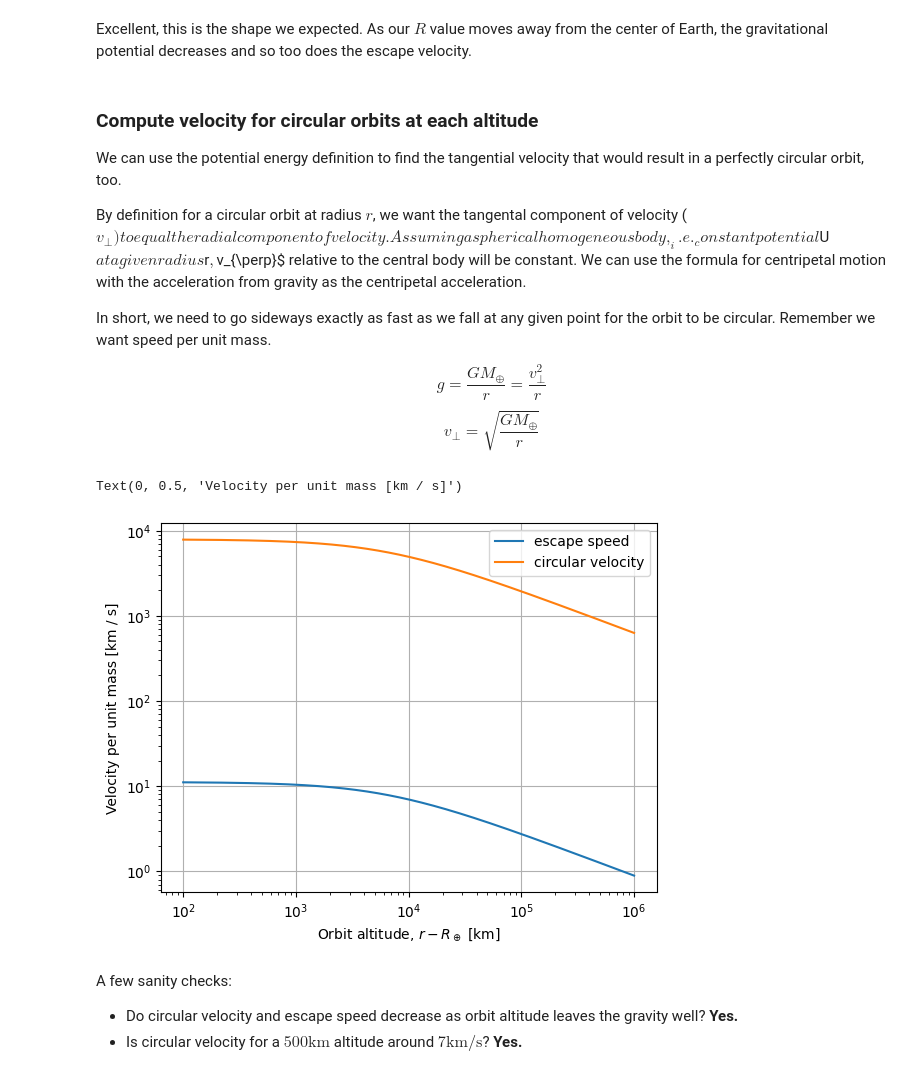
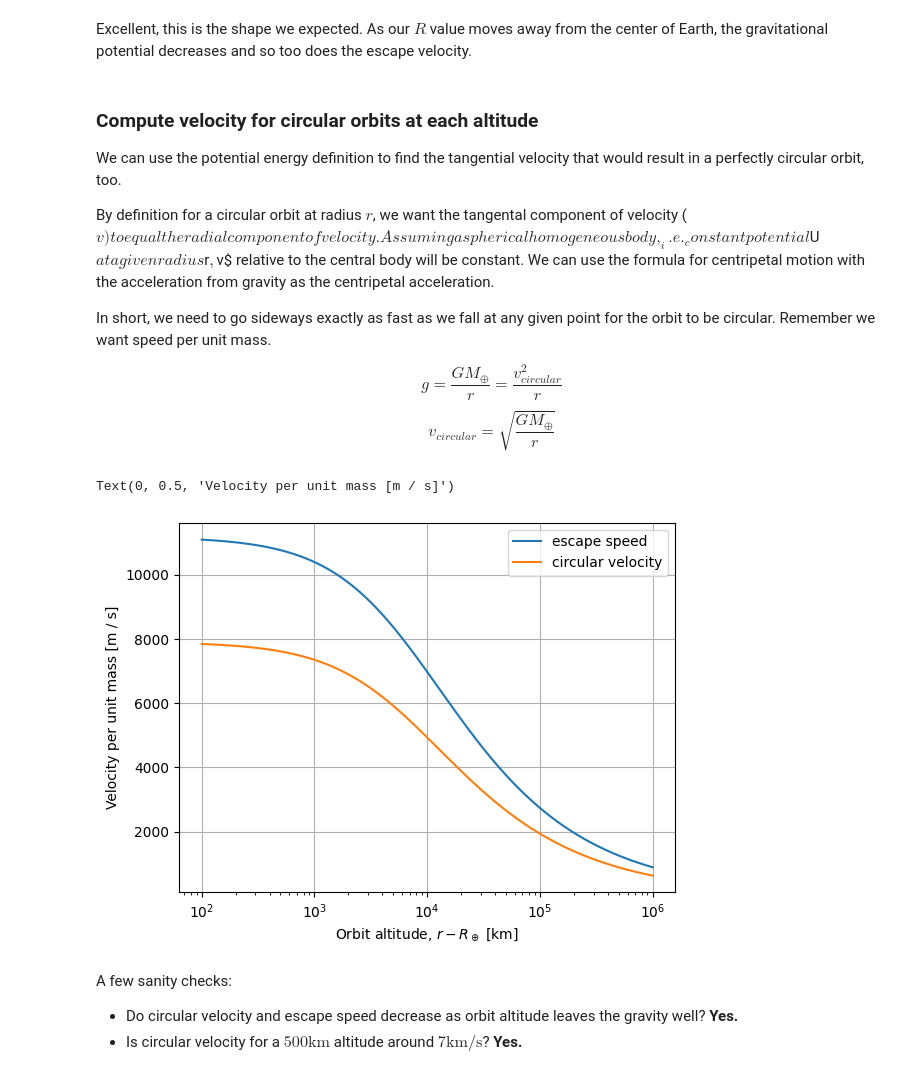
Before and after one commit to philiplinden/spacetime, a Jupyter notebook: learning/notebooks/time_dilation.ipynb, the cells around one changed output. Drawn from its saved outputs; the diff is of its cells as text; code cells hidden in the pictures.

```diff
--- a/learning/notebooks/time_dilation.ipynb
+++ b/learning/notebooks/time_dilation.ipynb
@@ -149,7 +241,7 @@ $$\text{escape speed (squared) per unit mass},\quad v_e^2 = \frac{2GM_\oplus}{r}
 # %%
 potential = GM_earth / r
 escape_speed_squared = 2 * potential
-escape_speed = np.sqrt(escape_speed_squared).to(u.km / u.s)
+escape_speed = np.sqrt(escape_speed_squared).to(u.m / u.s)
 # %% [markdown]
 Before we continue, we should take a step back and ask ourselves if the calculations so far agree with our intuition.
 
@@ -176,26 +268,25 @@ Excellent, this is the shape we expected. As our $R$ value moves away from the c
 ### Compute velocity for circular orbits at each altitude
 We can use the potential energy definition to find the tangential velocity that would result in a perfectly circular orbit, too.
 
-By definition for a circular orbit at radius $r$, we want the tangental component of velocity ($v_{\perp}) to equal the radial component of velocity . Assuming a spherical homogeneous body, _i.e._ constant potential $U$ at a given radius $r$, $v_{\perp}$ relative to the central body will be constant. We can use the formula for centripetal motion with the acceleration from gravity as the centripetal acceleration.
+By definition for a circular orbit at radius $r$, we want the tangental component of velocity ($v) to equal the radial component of velocity . Assuming a spherical homogeneous body, _i.e._ constant potential $U$ at a given radius $r$, $v$ relative to the central body will be constant. We can use the formula for centripetal motion with the acceleration from gravity as the centripetal acceleration.
 
 In short, we need to go sideways exactly as fast as we fall at any given point for the orbit to be circular. Remember we want speed per unit mass.
 
-$$g = \frac{G M_\oplus}{r} = \frac{v_{\perp}^2}{r}$$
-$$v_{\perp} = \sqrt{\frac{G M_\oplus}{r}}$$
+$$g = \frac{G M_\oplus}{r} = \frac{v_{circular}^2}{r}$$
+$$v_{circular} = \sqrt{\frac{G M_\oplus}{r}}$$
 # %%
 circular_velocity = np.sqrt(potential)
 # %%
 plt.plot(altitudes, escape_speed)
-plt.plot(altitudes, circular_velocity)
+plt.plot(altitudes, circular_velocity.to(escape_speed.unit))
 plt.legend([f"escape speed", "circular velocity"])
 plt.grid()
 plt.xscale('log')
-plt.yscale('log')
 plt.xlabel(f'Orbit altitude, $r - R_\oplus$ [{altitudes.unit}]')
 plt.ylabel(f'Velocity per unit mass [{escape_speed.unit}]')
 # %% [output]
-Text(0, 0.5, 'Velocity per unit mass [km / s]')
+Text(0, 0.5, 'Velocity per unit mass [m / s]')
-[figure, old version]
+[figure, new version]
 # %% [markdown]
 A few sanity checks:
 * Do circular velocity and escape speed decrease as orbit altitude leaves the gravity well? **Yes.**
```
Also changed, not shown: parts of 37 cells of this notebook.
